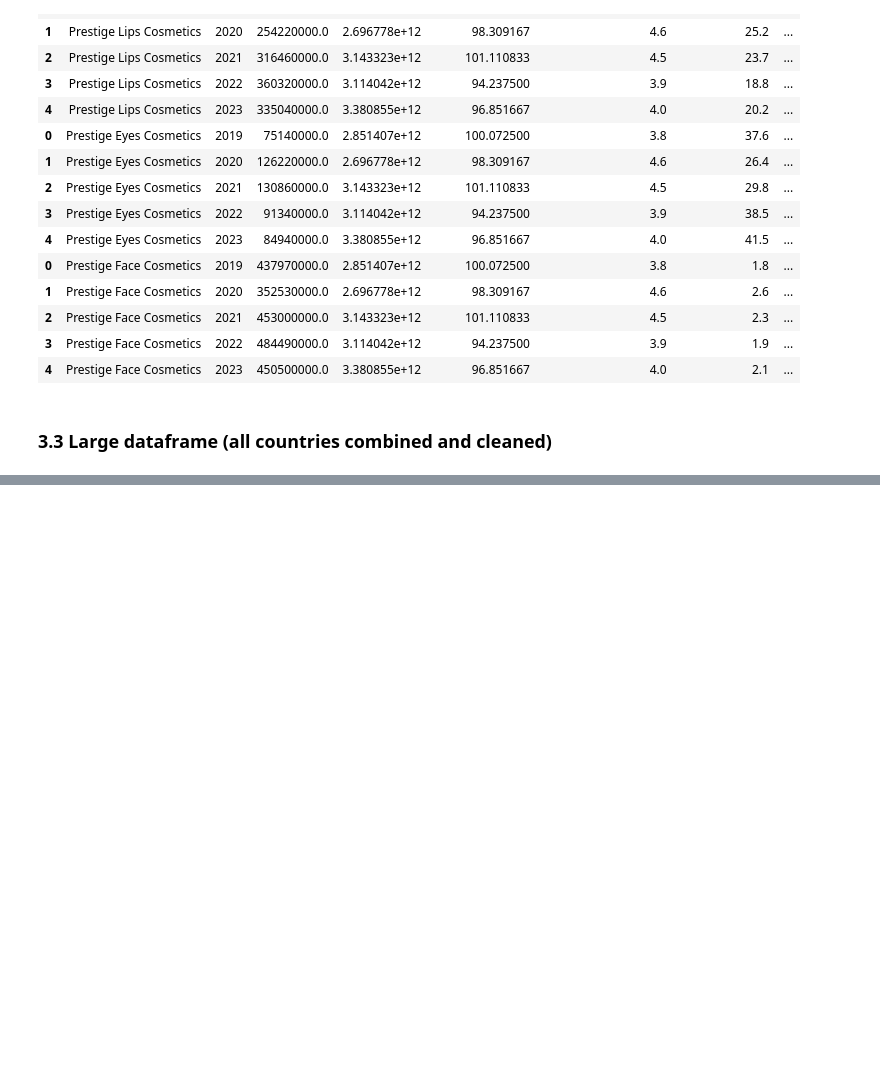
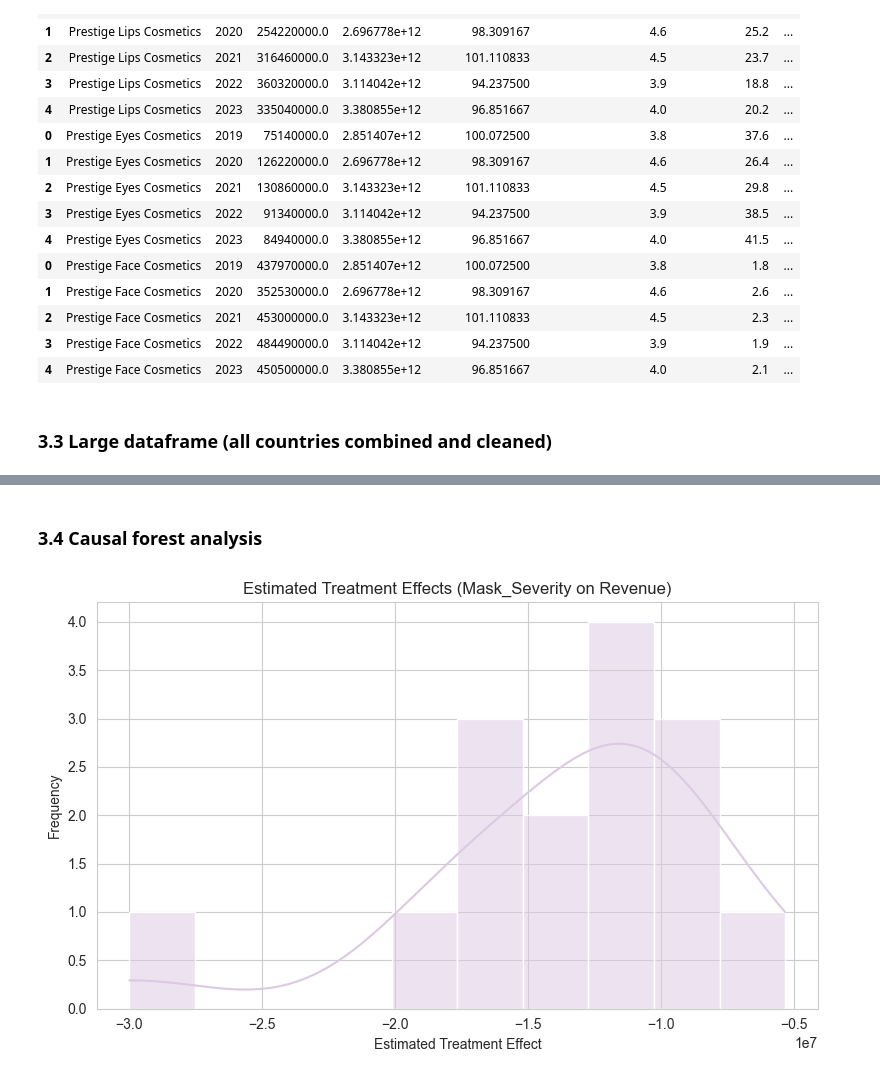
Before and after one commit to kaitlinjohnson1/Luxury_goods_project, a Jupyter notebook: code/visualisations_code.ipynb, the cells around one changed output, grey strips where cells are left out. Drawn from its saved outputs; the diff is of its cells as text; code cells hidden in the pictures; blank space fills up the shorter version.

Commit message:
Finished dataframe and advanced modelling

```diff
--- a/code/visualisations_code.ipynb
+++ b/code/visualisations_code.ipynb
@@ -1336,3 +1336,7 @@ uk_df
 | 4 | Prestige Face Cosmetics | 2023 | 450500000.0 | 3.380855e+12 | 96.851667 | 4.0 | 2.1 | ... |
 # %% [markdown]
 ### 3.3 Large dataframe (all countries combined and cleaned)
+# %%
+# Create combined dataframe
+combined_df = pd.concat([df_USA, china_df, japan_df, germany_df, uk_df], ignore_index=True)
+combined_df
@@ -1338,0 +1425,4 @@ uk_df
+# %%
+# Sort data by time
+combined_df = combined_df.sort_values(by=['Cosmetic_product', 'Year'])
+combined_df
@@ -1338,0 +1443,51 @@ uk_df
+# %% [markdown]
+### 3.4 Causal forest analysis
+# %%
+import pandas as pd
+from econml.dml import CausalForestDML
+from sklearn.ensemble import RandomForestRegressor
+from sklearn.model_selection import train_test_split
+from sklearn.preprocessing import StandardScaler
+import matplotlib.pyplot as plt
+import seaborn as sns
+
+# Prepare the data
+df = combined_df.dropna()
+Y = df['Revenue']
+T = df['Mask_Severity']
+X = df[['GDP', 'Unemployment_rate', 'Avg_Confidence', 'online_sales_%', 'Mask_Friendly']]
+X = pd.get_dummies(X.join(df['Country']), drop_first=True)
+
+# Standardise the covariates
+scaler = StandardScaler()
+X_scaled = scaler.fit_transform(X)
+
+# Train/Test Split
+X_train, X_test, T_train, T_test, Y_train, Y_test = train_test_split(X_scaled, T, Y, test_size=0.2, random_state=42)
+
+# Causal Forest Estimator
+causal_forest = CausalForestDML(
+    model_t=RandomForestRegressor(),
+    model_y=RandomForestRegressor(),
+    n_estimators=100,
+    min_samples_leaf=1,
+    max_depth=5,
+    random_state=42
+)
+
+# Fit the model
+causal_forest.fit(Y_train, T_train, X=X_train)
+
+# Estimate treatment effects
+te_pred = causal_forest.effect(X_test)
+
+# Plotting
+plt.figure(figsize=(8, 5))
+sns.histplot(te_pred, bins=10, kde=True)
+plt.title("Estimated Treatment Effects (Mask_Severity on Revenue)")
+plt.xlabel("Estimated Treatment Effect")
+plt.ylabel("Frequency")
+plt.tight_layout()
+plt.show()
+# %% [output]
+[figure, added]
```
Also changed, not shown: parts of 10 cells of this notebook.
